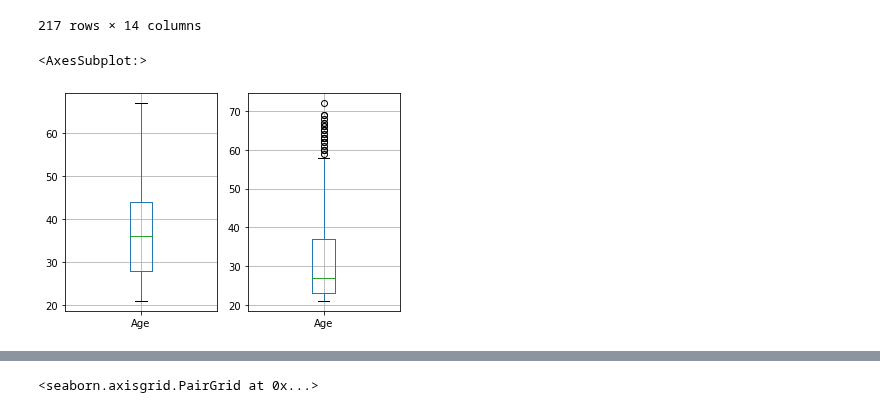
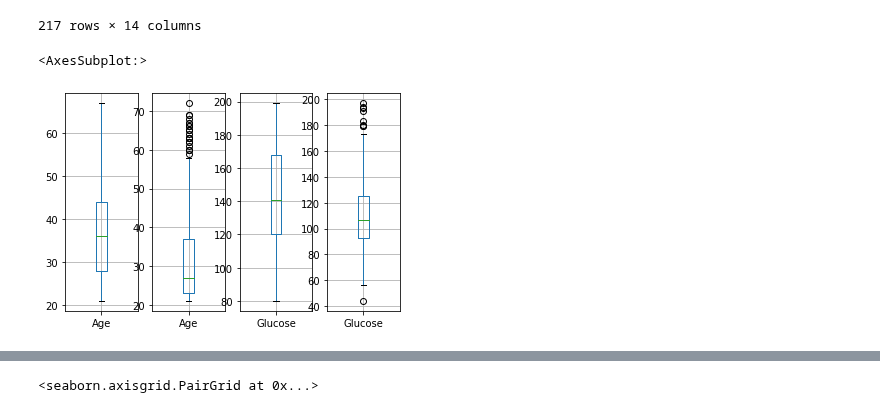
Before and after one commit to Aviost111/Diabetes_Predictions, a Jupyter notebook: Visualization.ipynb, the cells around one changed output, grey strips where cells are left out. Cells and saved outputs as stored; diff of their text form; code cells hidden in the pictures.

```diff
--- a/Visualization.ipynb
+++ b/Visualization.ipynb
@@ -41,11 +41,13 @@ df_true
 # %%
 #as we can see most of the diabetics are between age 28-43
 #and most of the false are younger people ,you can see this by the outliers
-fig, axes = plt.subplots(nrows=1, ncols=2)
+fig, axes = plt.subplots(nrows=1, ncols=4)
 
 
 df_true.boxplot(column=['Age'],ax=axes[0])
 df_false.boxplot(column=['Age'],ax=axes[1])
+df_true.boxplot(column=['Glucose'],ax=axes[2])
+df_false.boxplot(column=['Glucose'],ax=axes[3])
 # %% [output]
 <AxesSubplot:>
-[figure, old version]
+[figure, new version]
```
Also changed, not shown: parts of 2 cells of this notebook.
